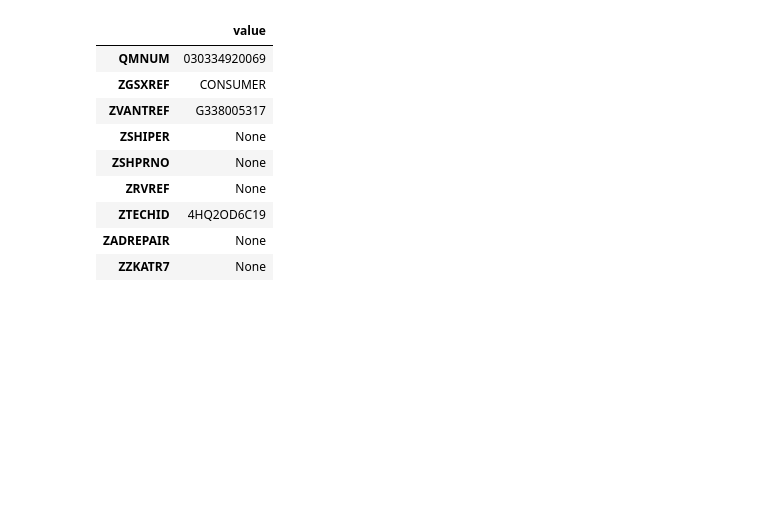
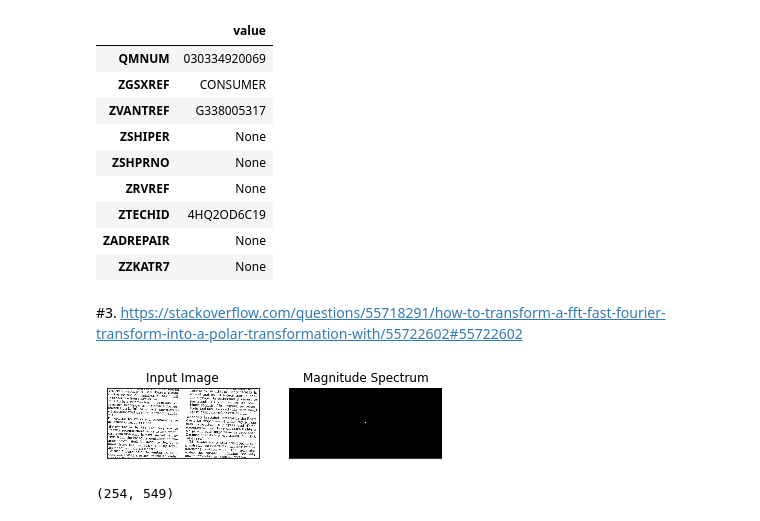
Before and after one commit to scidam/forums, a Jupyter notebook: SO/17_APR_2019.ipynb, the cells around one changed output. Saved outputs shown, nothing was run; the diff lists cells and outputs as text; code cells hidden in the pictures; blank space fills up the shorter version.

Commit message:
Added 2d fft polar transformation

```diff
--- a/SO/17_APR_2019.ipynb
+++ b/SO/17_APR_2019.ipynb
@@ -144,3 +146,31 @@ make_df(name="TAB_HEADER_DATA")
 | ZTECHID | 4HQ2OD6C19 |
 | ZADREPAIR | None |
 | ZZKATR7 | None |
+# %% [markdown]
+ #3. https://stackoverflow.com/questions/55718291/how-to-transform-a-fft-fast-fourier-transform-into-a-polar-transformation-with/55722602#55722602
+# %%
+import cv2
+import numpy as np
+from matplotlib import pyplot as plt
+
+%matplotlib inline
+
+img = cv2.imread(r'./images/1428327654249.png', cv2.IMREAD_GRAYSCALE)
+
+f = np.fft.fft2(img)
+fshift = np.fft.fftshift(f)
+magnitude_spectrum = np.abs(fshift)**2
+
+plt.subplot(121), plt.imshow(img, cmap='gray')
+plt.title('Input Image'), plt.xticks([]), plt.yticks([])
+
+plt.subplot(122), plt.imshow(magnitude_spectrum, cmap='gray')
+plt.title('Magnitude Spectrum'), plt.xticks([]), plt.yticks([])
+
+plt.show()
+# %% [output]
+[figure, added]
+# %%
+magnitude_spectrum.shape
+# %% [output]
+(254, 549)
```
Also changed, not shown: parts of 9 cells of this notebook, 1 other file.
